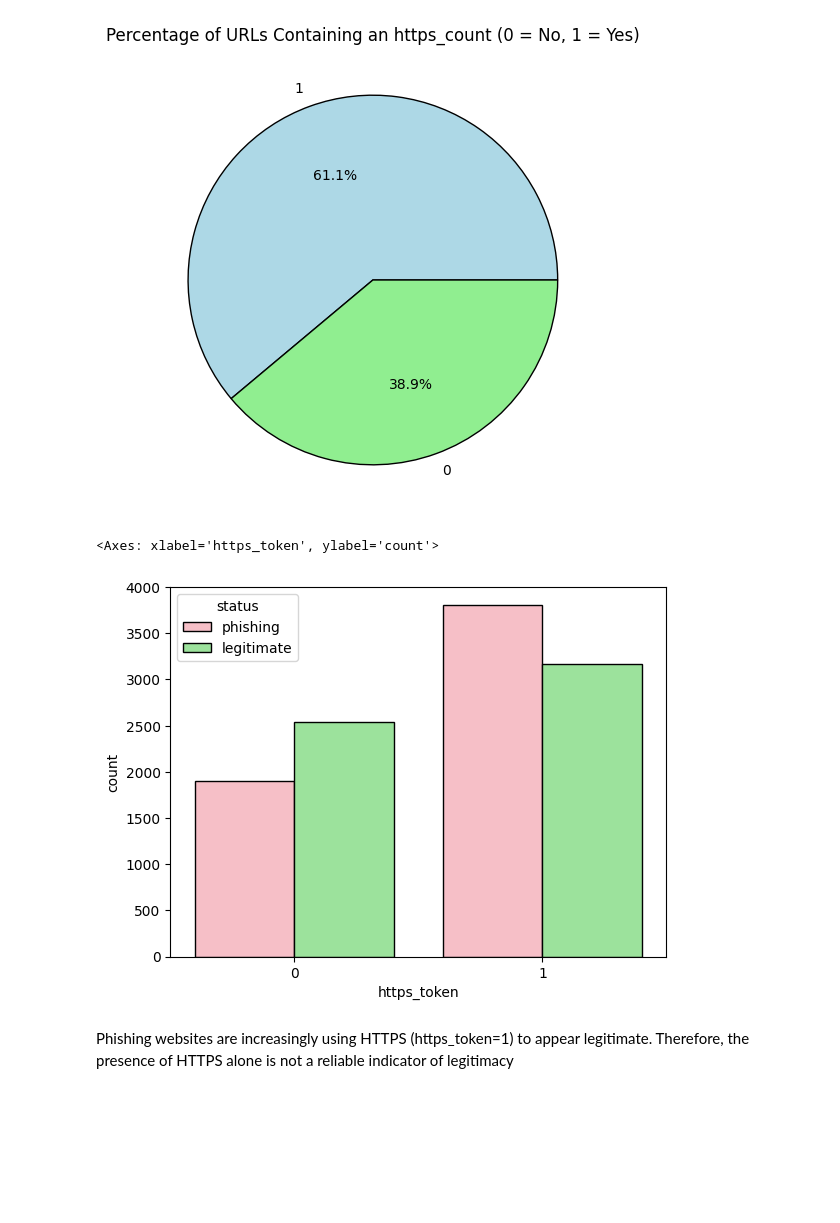
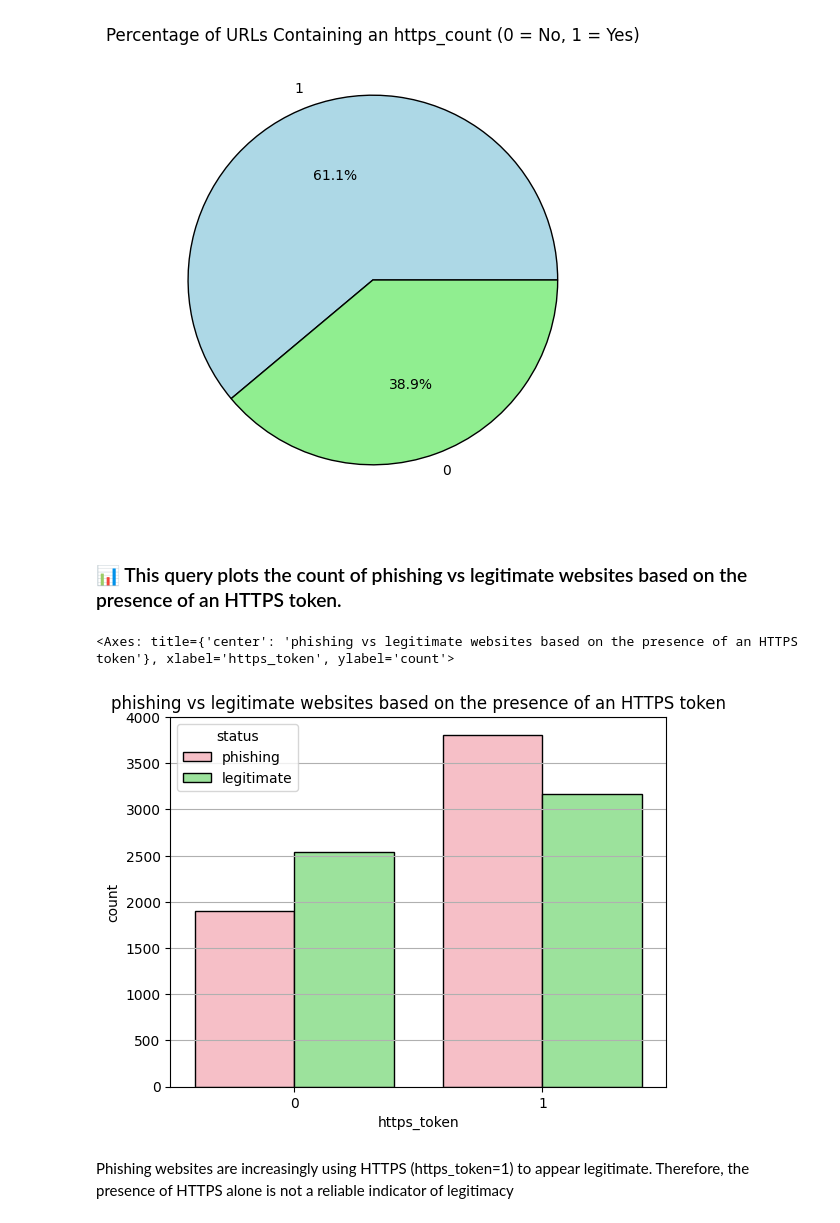
Before and after one commit to harshmistry273/PhisingAnalysis, a Jupyter notebook: EDA.ipynb, the cells around one changed output. Drawn from its saved outputs; the diff is of its cells as text; code cells hidden in the pictures; blank space fills up the shorter version.

```diff
--- a/EDA.ipynb
+++ b/EDA.ipynb
@@ -417,10 +443,14 @@ plt.title("Percentage of URLs Containing an https_count (0 = No, 1 = Yes)")
 # %% [output]
 Text(0.5, 1.0, 'Percentage of URLs Containing an https_count (0 = No, 1 = Yes)')
 [figure]
+# %% [markdown]
+### 📊 This query plots the count of phishing vs legitimate websites based on the presence of an HTTPS token.
 # %%
+plt.grid(True)
+plt.title("phishing vs legitimate websites based on the presence of an HTTPS token")
 sns.countplot(x="https_token", edgecolor="black", hue="status", data=df, palette={"legitimate": "lightgreen", "phishing": "lightpink"})
 # %% [output]
-<Axes: xlabel='https_token', ylabel='count'>
+<Axes: title={'center': 'phishing vs legitimate websites based on the presence of an HTTPS token'}, xlabel='https_token', ylabel='count'>
-[figure, old version]
+[figure, new version]
 # %% [markdown]
 Phishing websites are increasingly using HTTPS (https_token=1) to appear legitimate. Therefore, the presence of HTTPS alone is not a reliable indicator of legitimacy
```
Also changed, not shown: parts of 24 cells of this notebook.
